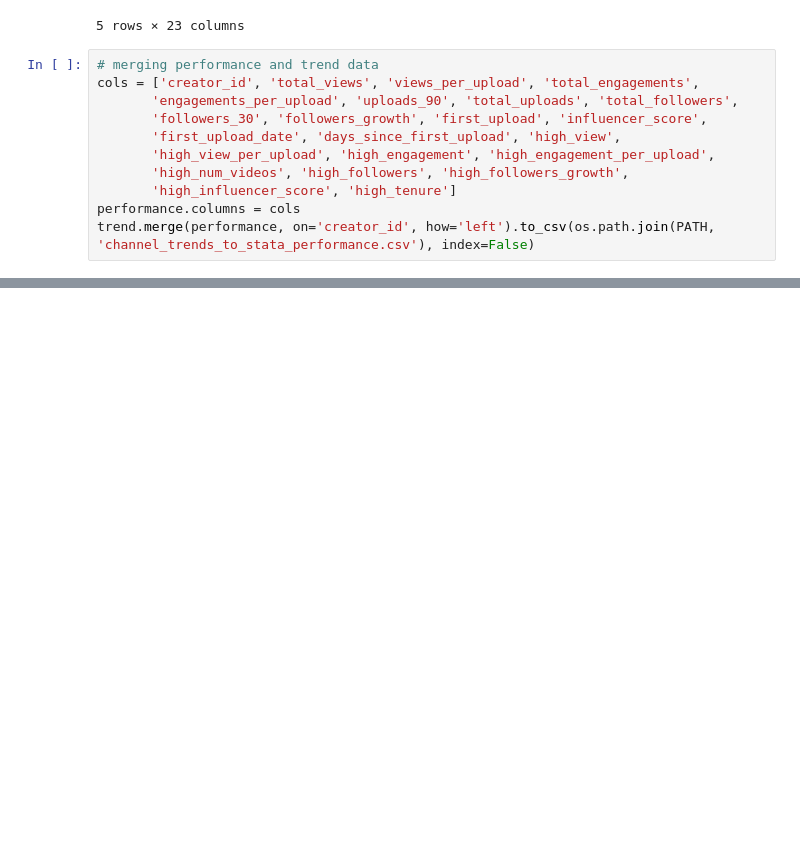
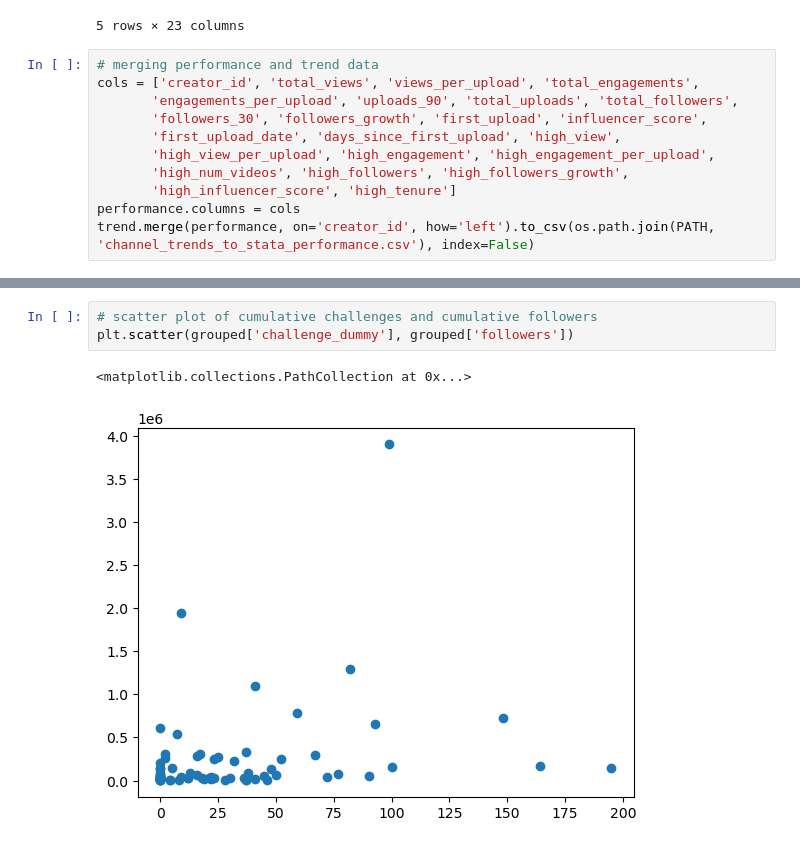
Before and after one commit to sdoosti/Fitness, a Jupyter notebook: utils/creator_mertics.ipynb, the cells around one changed output, grey strips where cells are left out. Saved outputs shown, nothing was run; the diff lists cells and outputs as text; blank space fills up the shorter version.

```diff
--- a/utils/creator_mertics.ipynb
+++ b/utils/creator_mertics.ipynb
@@ -90,0 +177,6 @@ trend.merge(performance, on='creator_id', how='left').to_csv(os.path.join(PATH,
+# %%
+# scatter plot of cumulative challenges and cumulative followers
+plt.scatter(grouped['challenge_dummy'], grouped['followers'])
+# %% [output]
+<matplotlib.collections.PathCollection at 0x...>
+[figure, added]
```
Also changed, not shown: parts of 11 cells of this notebook.
